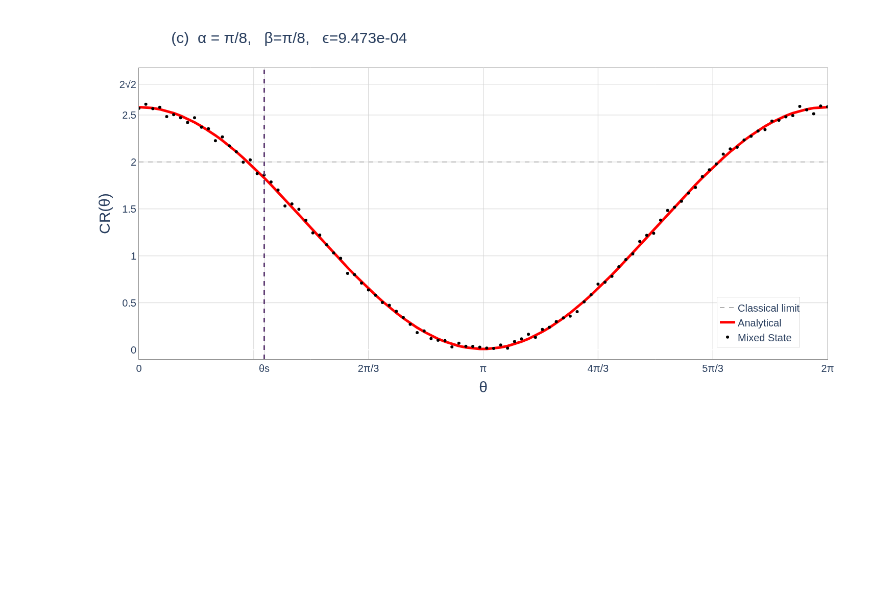
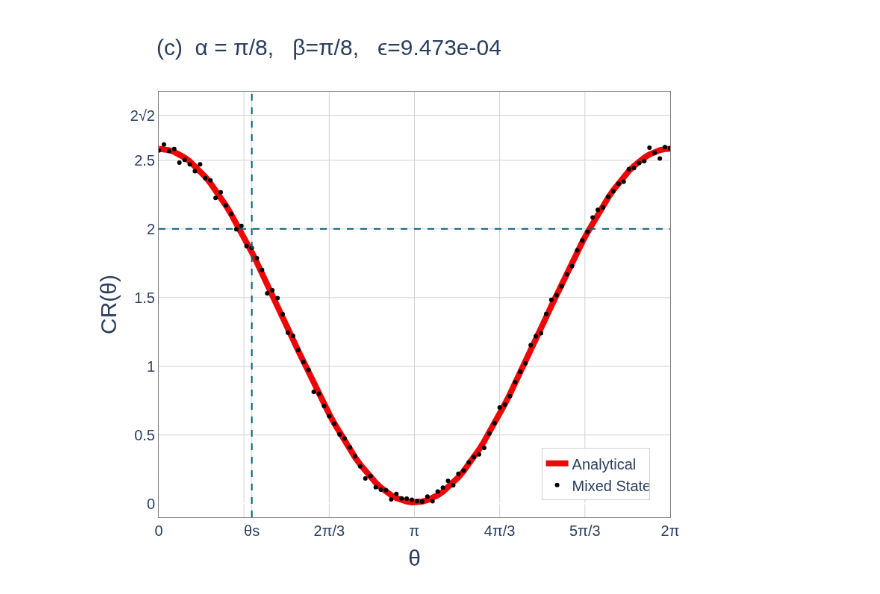
Before and after one commit to 4df31/QD-Biexciton-cascade-and-polarization-orientation-effect-on-QKD-protocol-E91, a Jupyter notebook: Results and Plots/Paper/Fig_7/plot_7.ipynb, the cells around one changed output. Drawn from its saved outputs; the diff is of its cells as text; code cells hidden in the pictures; blank space fills up the shorter version.

```diff
--- a/Results and Plots/Paper/Fig_7/plot_7.ipynb
+++ b/Results and Plots/Paper/Fig_7/plot_7.ipynb
@@ -67,3 +67,20 @@ def ϵ(y_true:np.ndarray, y_pred:np.ndarray):
     sum_squared_residuals = np.sum((y_true_flat - y_pred_flat) ** 2)
     total_sum_squares = np.sum((y_true_flat - np.mean(y_true_flat)) ** 2)
     return sum_squared_residuals / total_sum_squares
+# %%
+N_data = 100
+
+# 4. Create the corresponding θ
+θ = np.linspace(0, 2 * np.pi, N_data)
+
+# 1. Variables for formatting quantities outside figure
+tick_font_size = 20
+legend_font_size = 20
+axes_label_font_size = 30
+title_fontsize = 30
+font_family = "Arial"
+
+line_w= 8
+limit_w=2
+line_c = 'rgb(237, 7, 7)'
+line_color='rgb(8, 99, 117)'
@@ -274,41 +269,26 @@ fig.show()
 # %%
-N_data = 100
-
-# 4. Create the corresponding θ
-θ = np.linspace(0, 2 * np.pi, N_data)
-
-# 1. Variables for formatting quantities outside figure
-tick_font_size = 20
-legend_font_size = 20
-axes_label_font_size = 30
-title_fontsize = 30
-font_family = "Arial"
-
 ϵ_val = ϵ(y_pred=analytical_CHSH(theta_FSS=θ,Pt=0.9107),y_true=chsh_mixed)
 θs = 0.364*π
-fig = go.Figure()
+fig_c = go.Figure()
+##############         LIMITS         ##############
 ##############         LIMITS         ##############
 
-fig.add_trace(go.Scatter(
-    x=θ,
-    y=2*np.ones(len(θ)),
-    mode='lines',
-    name='Classical limit',
-    line=dict(color='gray', width=1,dash='dash')
-))
-fig.add_vline(x=θs, line_width=3, line_dash="dash", line_color="rgb(97, 63, 117)")
+#fig_c.add_hline(y=2, line_width=limit_w, line_dash="dash", line_color="rgb(97, 63, 117)")
+#fig_c.add_vline(x=θs, line_width=limit_w, line_dash="dash", line_color="rgb(97, 63, 117)")
+fig_c.add_hline(y=2, line_width=limit_w, line_dash="dash", line_color=line_color)
+fig_c.add_vline(x=θs, line_width=limit_w, line_dash="dash", line_color=line_color)
 
 
 ##############         Analytical         ##############
-fig.add_trace(go.Scatter(
+fig_c.add_trace(go.Scatter(
     x=θ,
     y=analytical_CHSH(theta_FSS=θ,Pt=0.9107),
     mode='lines',
     name='Analytical',
-    line=dict(color='red', width=5)
+    line=dict(color=line_c, width=line_w)
 ))
 ##############         Experimental         ##############
-fig.add_trace(go.Scatter(
+fig_c.add_trace(go.Scatter(
     x=θ,
     y=np.abs(chsh_mixed),
     mode='markers',
@@ -318,7 +298,7 @@ fig.add_trace(go.Scatter(
 
 ##############         LAYOUT         ##############
 
-fig.update_layout(
+fig_c.update_layout(
     xaxis=dict(
         title=dict(
             text='θ',
@@ -346,32 +326,32 @@ fig.update_layout(
         showline=True, linewidth=1, linecolor='gray', mirror=True,
     ),
     title=dict(
         text=f"(c)\t\tα = π/8, \t\tβ=π/8, \t\tϵ={ϵ_val:1.3e}",
         font=dict(size=title_fontsize, family=font_family),
         x=0.1,
         y=0.96
     ),
     autosize=False,
     width=750,
     height=750,
     plot_bgcolor='white',
         paper_bgcolor='white',
 
         # --- NEW LEGEND POSITIONING ---
     legend=dict(
         font=dict(family=font_family, size=legend_font_size),
         yanchor="bottom",
         y=0.04,             # 5% from the bottom
         xanchor="right",
         x=0.96,             # 95% to the right
         bgcolor="rgba(255, 255, 255, 0.85)", # Semi-transparent white background
         bordercolor="lightgray",             # Optional border to frame it cleanly
         borderwidth=1
     ),
     margin=dict(l=80, r=40, t=100, b=80) # Added margin so large labels are not cut off
 )
 
 # Display the figure
-fig.show()
+#fig_c.show()
 # %% [output]
-[figure, old version]
+[figure, new version]
```
Also changed, not shown: parts of 5 cells of this notebook, 1 other file.
